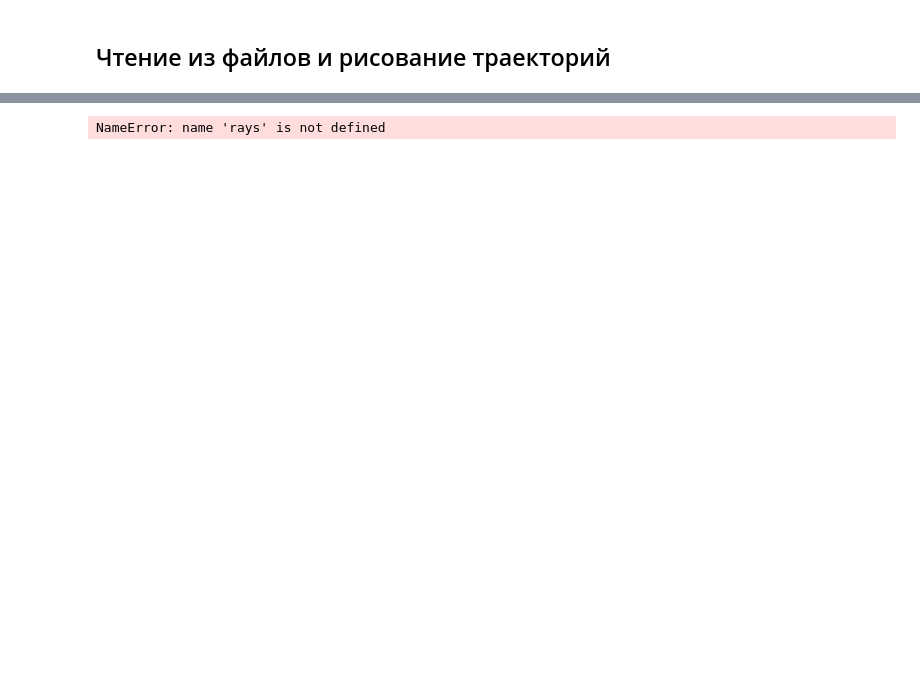
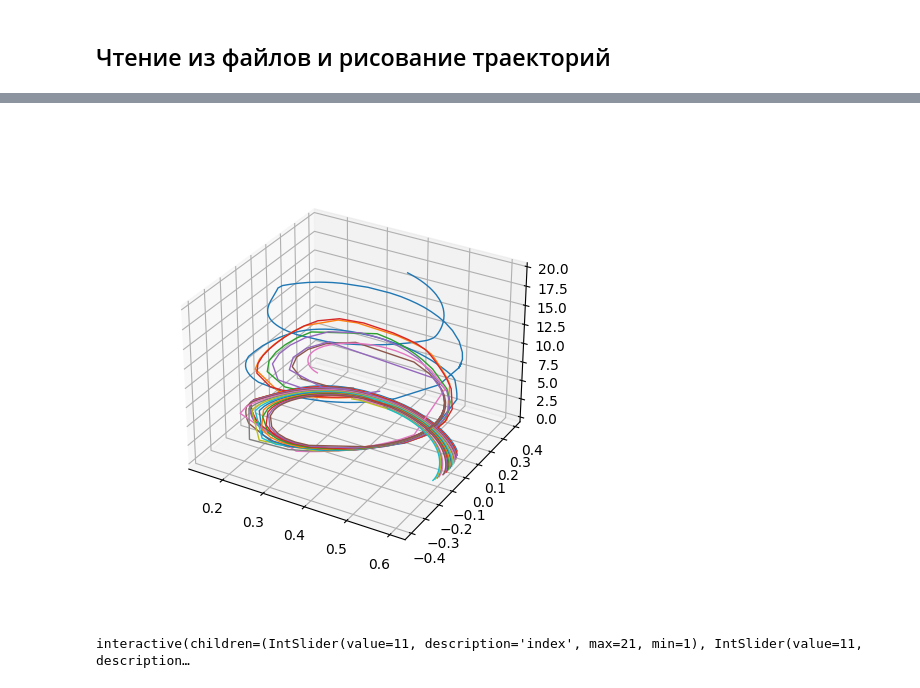
Before and after one commit to temper8/Discharge, a Jupyter notebook: astra/trajectory.ipynb, the cells around one changed output, grey strips where cells are left out. Saved outputs shown, nothing was run; the diff lists cells and outputs as text; code cells hidden in the pictures; blank space fills up the shorter version.

```diff
--- a/astra/trajectory.ipynb
+++ b/astra/trajectory.ipynb
@@ -45,0 +36,11 @@ Number of traj 944   Max N_traj 1071
+# %%
+import matplotlib.pyplot as plt
+from ipywidgets import interactive
+rays, max_N_traj = R1.read_trajectories(R1.traj_list[0])
+fig = plt.figure(figsize=(5,5))
+ax = fig.add_subplot(111, projection='3d')
+for i in range(1, len(rays)):
+        ray = rays[i]
+        ax.plot(ray['R'], ray['Z'],ray['theta'], alpha=1.0, linewidth=1)
+# %% [output]
+[figure, added]
@@ -46,18 +54,19 @@ Number of traj 944   Max N_traj 1071
 # %%
-from ipywidgets import interactive
+
 
 def plot_func(index, k):
-    plt.figure(figsize=(6,6))
-    plt.plot(R, Z)
+    plt.figure(figsize=(5,5))
+   # plt.plot(R, Z)
     end_index = index+k if (index+k)<len(rays) else len(rays)
     for i in range(index, end_index):
         ray = rays[i]
         plt.plot(ray['R'], ray['Z'], alpha=1.0, linewidth=1)
-    plt.xlim(0.12, 0.62)
-    plt.ylim(-0.5, 0.5)
+        #plt.plot(ray['rho'], ray['theta'], alpha=1.0, linewidth=1)
+    #plt.xlim(0.12, 0.62)
+    #plt.ylim(-0.5, 0.5)
     plt.show()
 
 w = interactive(plot_func, index = (1, len(rays)), k = (1, len(rays)))
 w
 # %% [output]
-NameError: name 'rays' is not defined
+interactive(children=(IntSlider(value=11, description='index', max=21, min=1), IntSlider(value=11, description…
```
Also changed, not shown: parts of 7 cells of this notebook, 3 other files.
